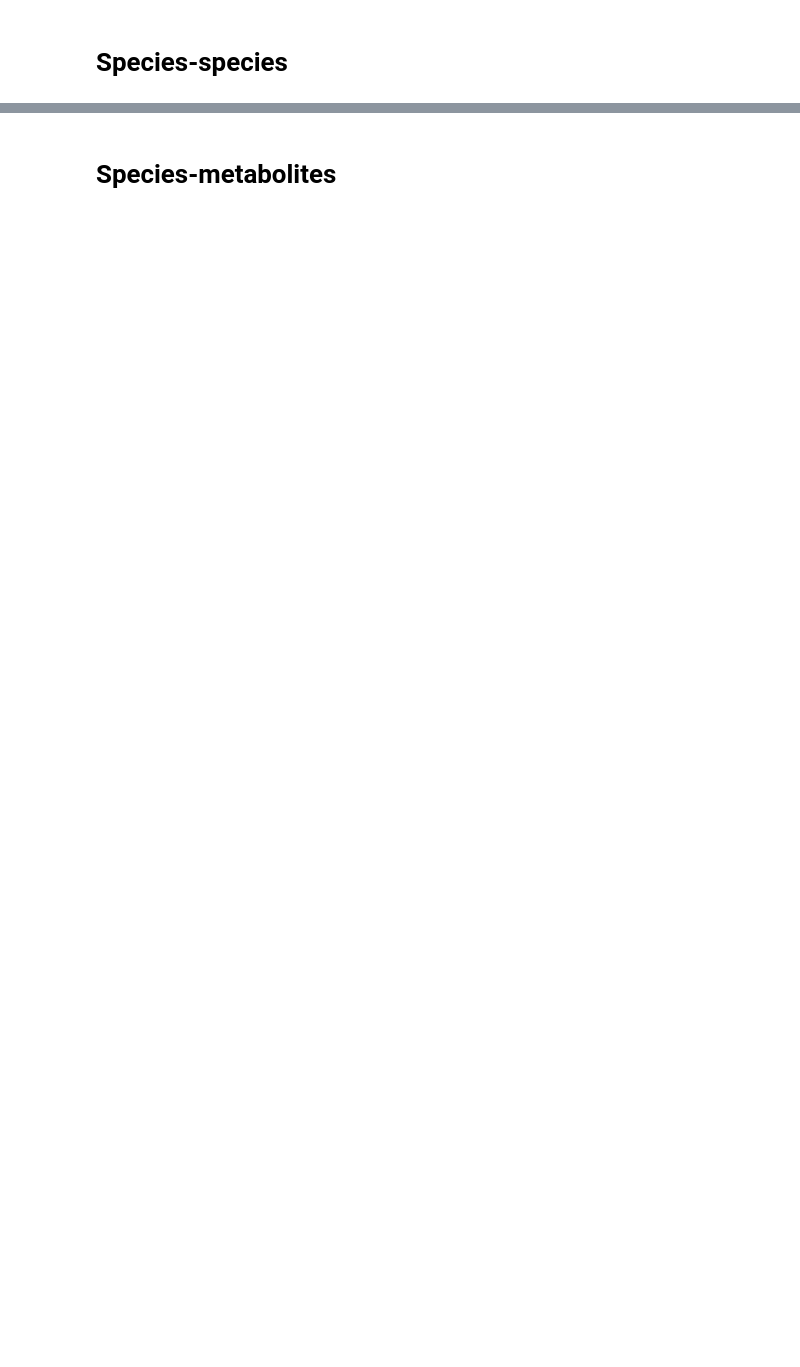
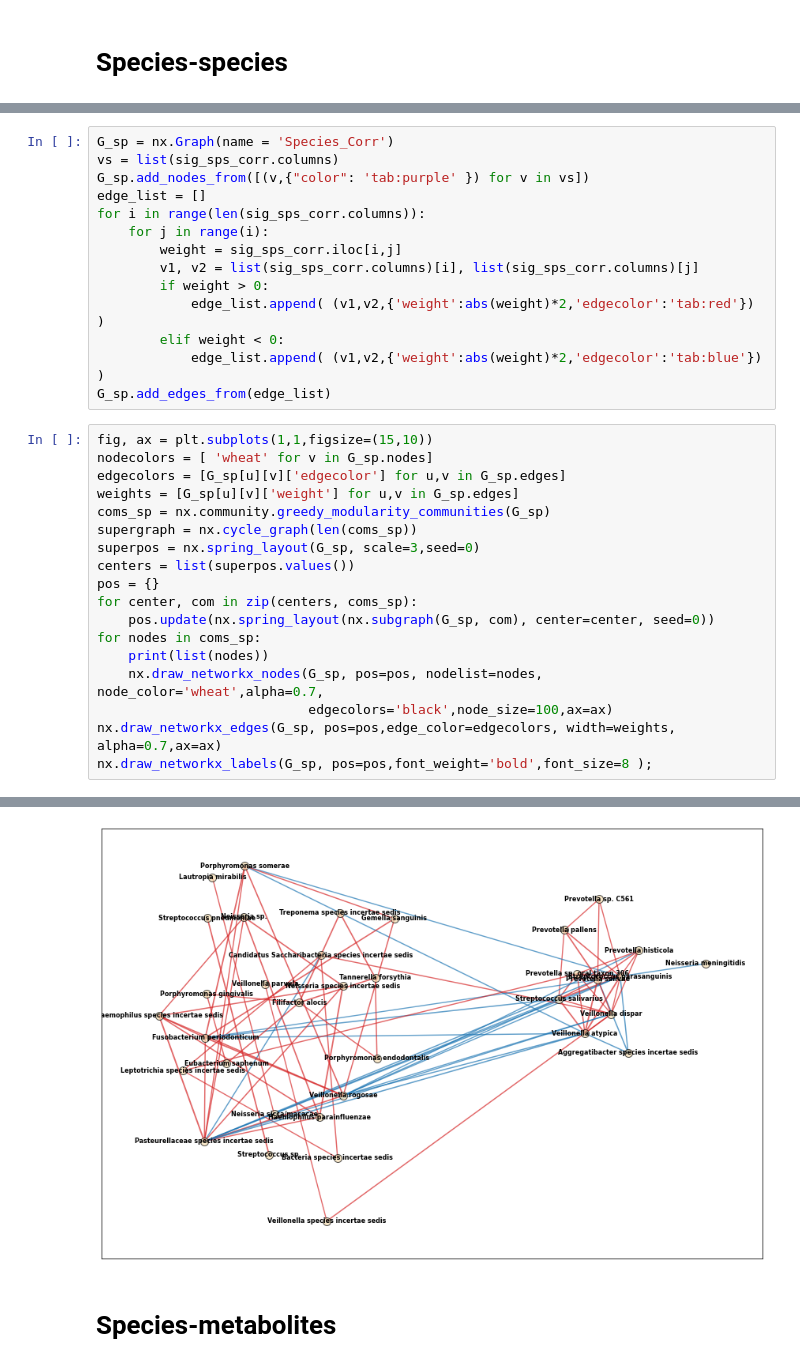
Before and after one commit to SizheQiu/OralMicroIX, a Jupyter notebook: workflow/CorrAnalysis.ipynb, the cells around one changed output, grey strips where cells are left out. Drawn from its saved outputs; the diff is of its cells as text; blank space fills up the shorter version.

```diff
--- a/workflow/CorrAnalysis.ipynb
+++ b/workflow/CorrAnalysis.ipynb
@@ -25,0 +75,33 @@ oral_quant.head()
+# %%
+G_sp = nx.Graph(name = 'Species_Corr')
+vs = list(sig_sps_corr.columns)
+G_sp.add_nodes_from([(v,{"color": 'tab:purple' }) for v in vs])
+edge_list = []
+for i in range(len(sig_sps_corr.columns)):
+    for j in range(i):
+        weight = sig_sps_corr.iloc[i,j]
+        v1, v2 = list(sig_sps_corr.columns)[i], list(sig_sps_corr.columns)[j]
+        if weight > 0:
+            edge_list.append( (v1,v2,{'weight':abs(weight)*2,'edgecolor':'tab:red'}) )
+        elif weight < 0:
+            edge_list.append( (v1,v2,{'weight':abs(weight)*2,'edgecolor':'tab:blue'}) )
+G_sp.add_edges_from(edge_list)
+# %%
+fig, ax = plt.subplots(1,1,figsize=(15,10))
+nodecolors = [ 'wheat' for v in G_sp.nodes]
+edgecolors = [G_sp[u][v]['edgecolor'] for u,v in G_sp.edges]
+weights = [G_sp[u][v]['weight'] for u,v in G_sp.edges]
+coms_sp = nx.community.greedy_modularity_communities(G_sp)
+supergraph = nx.cycle_graph(len(coms_sp))
+superpos = nx.spring_layout(G_sp, scale=3,seed=0)
+centers = list(superpos.values())
+pos = {}
+for center, com in zip(centers, coms_sp):
+    pos.update(nx.spring_layout(nx.subgraph(G_sp, com), center=center, seed=0))
+for nodes in coms_sp:
+    print(list(nodes))
+    nx.draw_networkx_nodes(G_sp, pos=pos, nodelist=nodes, node_color='wheat',alpha=0.7,
+                           edgecolors='black',node_size=100,ax=ax)
+nx.draw_networkx_edges(G_sp, pos=pos,edge_color=edgecolors, width=weights, alpha=0.7,ax=ax)
+nx.draw_networkx_labels(G_sp, pos=pos,font_weight='bold',font_size=8 );
+# %% [output]
@@ -26,2 +116,3 @@ oral_quant.head()
+[figure, added]
 # %% [markdown]
 # Species-metabolites
```
Also changed, not shown: parts of 8 cells of this notebook, 13 other files.
